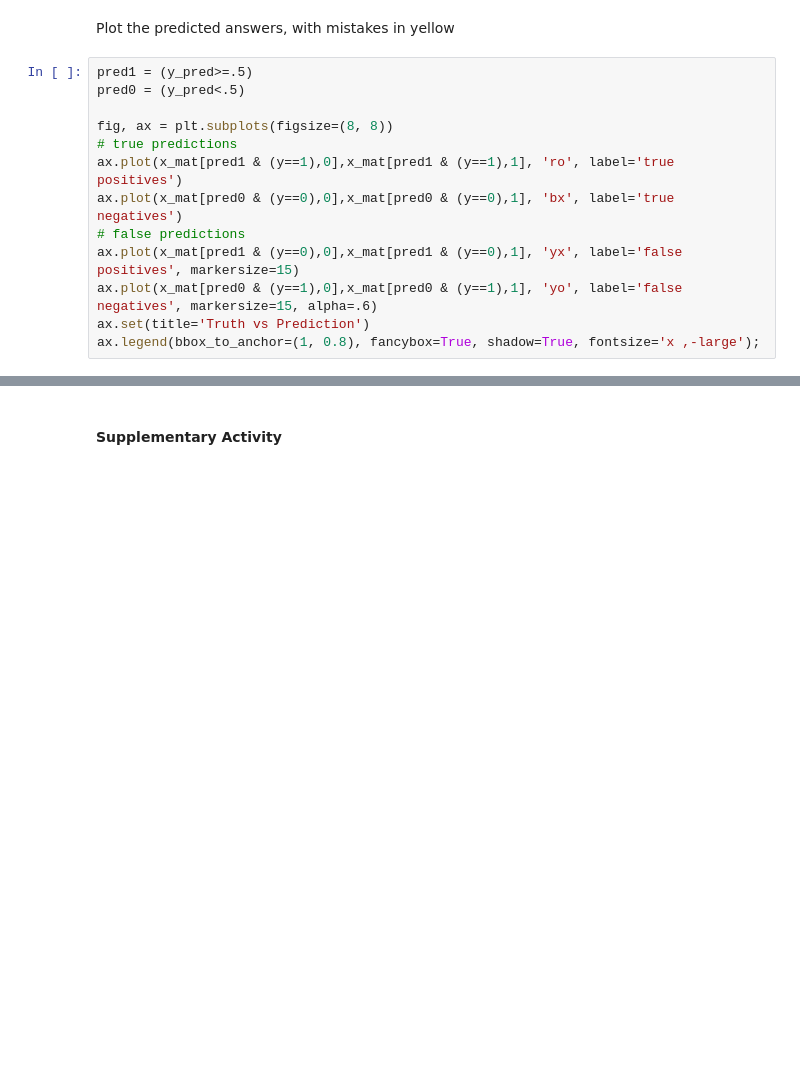
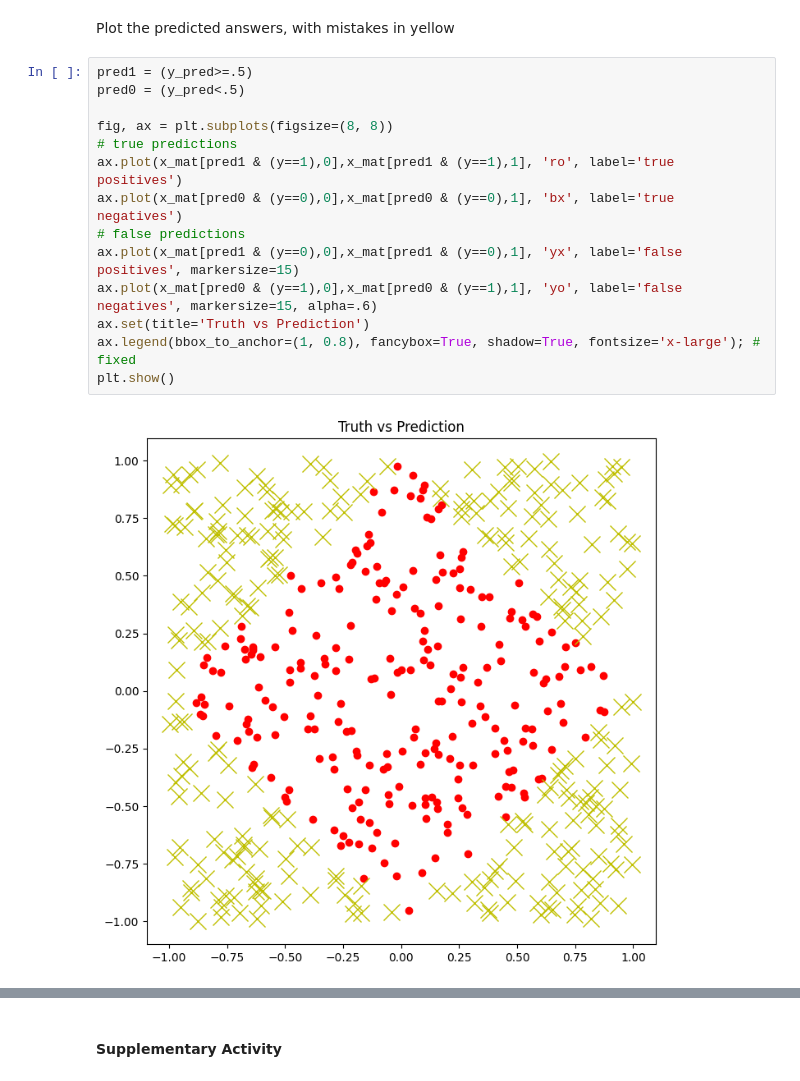
Before and after one commit to JhonHendricksBautista/CPE313_Bautista-Jhon, a Jupyter notebook: Hands-on Activity 1.1 - Neural Networks.ipynb, the cells around one changed output, grey strips where cells are left out. Saved outputs shown, nothing was run; the diff lists cells and outputs as text; blank space fills up the shorter version.

```diff
--- a/Hands-on Activity 1.1 - Neural Networks.ipynb
+++ b/Hands-on Activity 1.1 - Neural Networks.ipynb
@@ -640,13 +747,16 @@ Plot the predicted answers, with mistakes in yellow
 # %%
 pred1 = (y_pred>=.5)
 pred0 = (y_pred<.5)
 
 fig, ax = plt.subplots(figsize=(8, 8))
 # true predictions
 ax.plot(x_mat[pred1 & (y==1),0],x_mat[pred1 & (y==1),1], 'ro', label='true positives')
 ax.plot(x_mat[pred0 & (y==0),0],x_mat[pred0 & (y==0),1], 'bx', label='true negatives')
 # false predictions
 ax.plot(x_mat[pred1 & (y==0),0],x_mat[pred1 & (y==0),1], 'yx', label='false positives', markersize=15)
 ax.plot(x_mat[pred0 & (y==1),0],x_mat[pred0 & (y==1),1], 'yo', label='false negatives', markersize=15, alpha=.6)
 ax.set(title='Truth vs Prediction')
-ax.legend(bbox_to_anchor=(1, 0.8), fancybox=True, shadow=True, fontsize='x ,-large');
+ax.legend(bbox_to_anchor=(1, 0.8), fancybox=True, shadow=True, fontsize='x-large'); # fixed
+plt.show()
+# %% [output]
+[figure, added]
```
Also changed, not shown: parts of 17 cells of this notebook, 1 other file.
